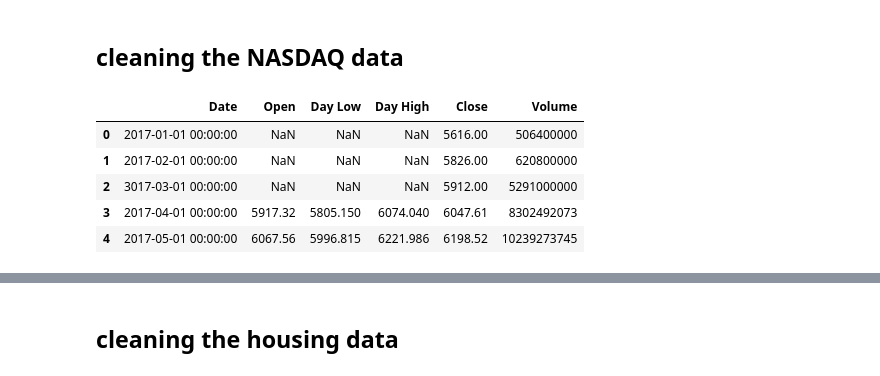
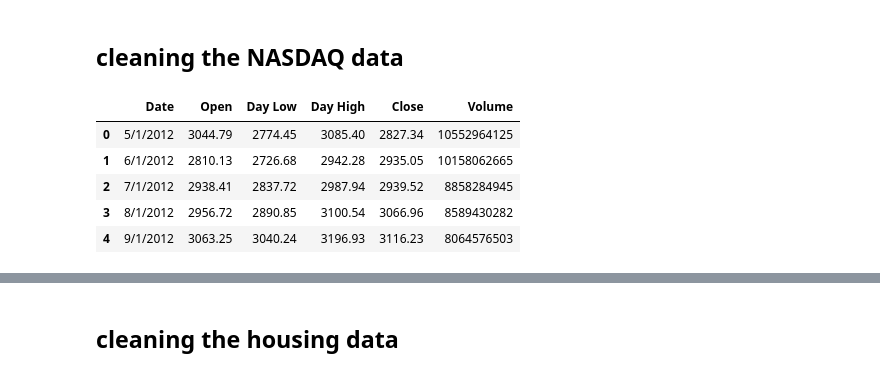
Before and after one commit to Kuldeep200/Covid-19, a Jupyter notebook: cleaning_data_files.ipynb, the cells around one changed output, grey strips where cells are left out. Cells and saved outputs as stored; diff of their text form; code cells hidden in the pictures.

```diff
--- a/cleaning_data_files.ipynb
+++ b/cleaning_data_files.ipynb
@@ -185,16 +185,16 @@ df_SP.to_csv('Resources/cleaned_S&P_data2.csv')
 # %% [markdown]
 ## cleaning the NASDAQ data
 # %%
-file="Resources/N Project Monthly 5 years.xls.xlsx"
-df_NASDAQ=pd.read_excel(file)
+file="Resources/NASDAQ 10 Years HistoricalData .csv"
+df_NASDAQ=pd.read_csv(file)
 df_NASDAQ.head()
 # %% [output]
 |  | Date | Open | Day Low | Day High | Close | Volume |
-| 0 | 2017-01-01 00:00:00 | NaN | NaN | NaN | 5616.00 | 506400000 |
-| 1 | 2017-02-01 00:00:00 | NaN | NaN | NaN | 5826.00 | 620800000 |
-| 2 | 3017-03-01 00:00:00 | NaN | NaN | NaN | 5912.00 | 5291000000 |
-| 3 | 2017-04-01 00:00:00 | 5917.32 | 5805.150 | 6074.040 | 6047.61 | 8302492073 |
-| 4 | 2017-05-01 00:00:00 | 6067.56 | 5996.815 | 6221.986 | 6198.52 | 10239273745 |
+| 0 | 5/1/2012 | 3044.79 | 2774.45 | 3085.40 | 2827.34 | 10552964125 |
+| 1 | 6/1/2012 | 2810.13 | 2726.68 | 2942.28 | 2935.05 | 10158062665 |
+| 2 | 7/1/2012 | 2938.41 | 2837.72 | 2987.94 | 2939.52 | 8858284945 |
+| 3 | 8/1/2012 | 2956.72 | 2890.85 | 3100.54 | 3066.96 | 8589430282 |
+| 4 | 9/1/2012 | 3063.25 | 3040.24 | 3196.93 | 3116.23 | 8064576503 |
 # %%
 # covert to datetime
 df_NASDAQ['Date'] = pd.to_datetime(df_SP['Date'], errors='coerce')
```
Also changed, not shown: parts of 19 cells of this notebook, 4 other files.
